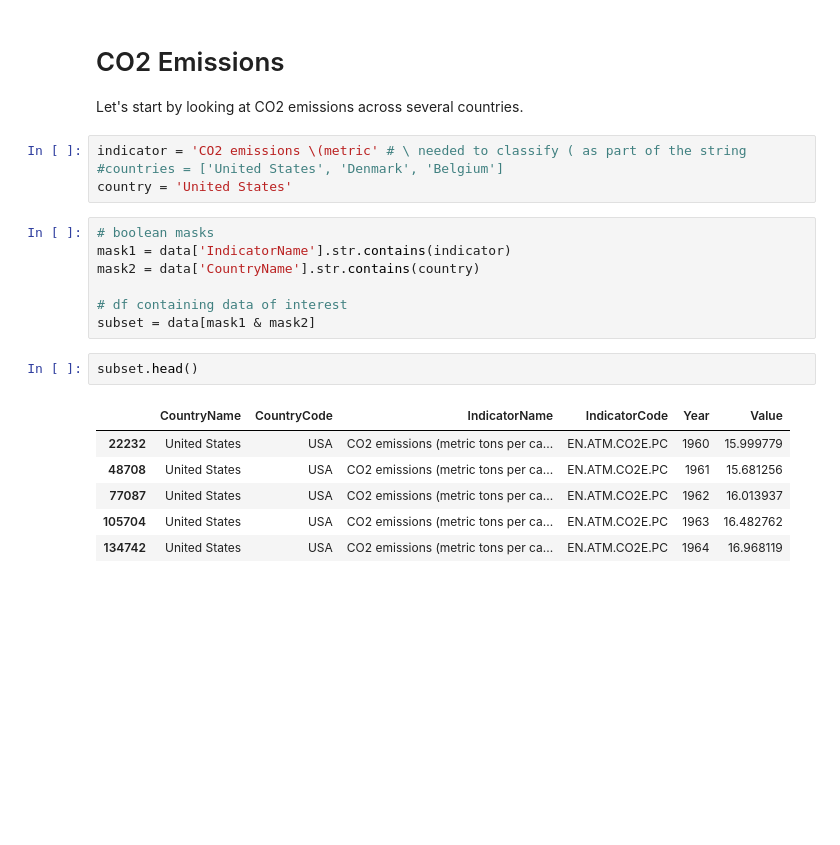
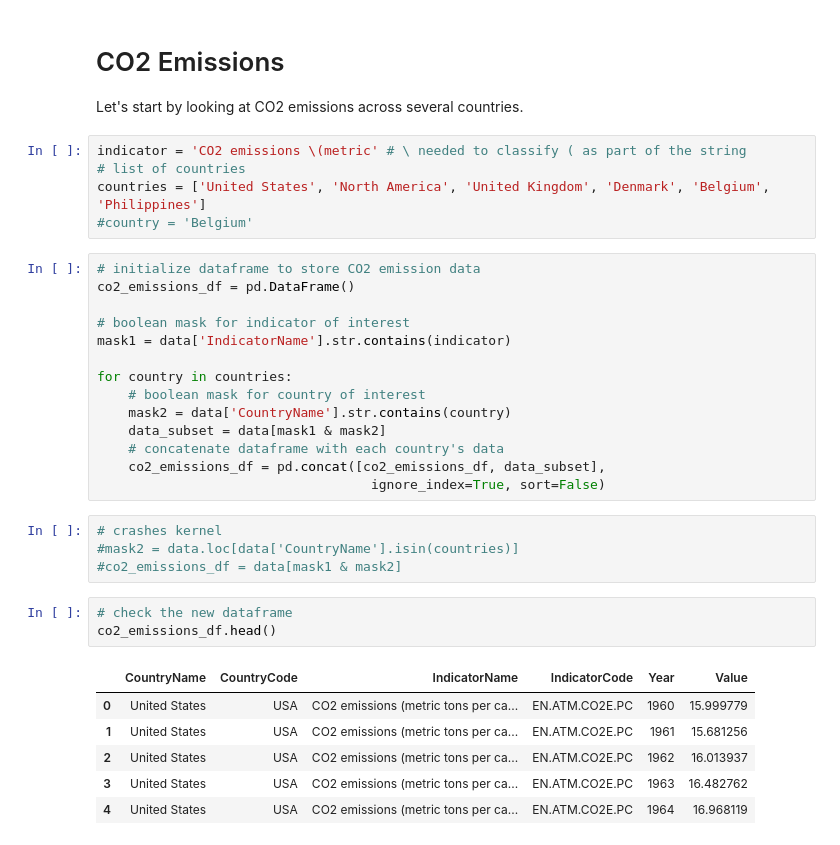
Before and after one commit to data-sandbox/world-development-indicators, a Jupyter notebook: world_development_indicators_exploration.ipynb, the cells around one changed output. Cells and saved outputs as stored; diff of their text form; blank space fills up the shorter version.

```diff
--- a/world_development_indicators_exploration.ipynb
+++ b/world_development_indicators_exploration.ipynb
@@ -87,21 +87,34 @@ Zimbabwe
 Let's start by looking at CO2 emissions across several countries.
 # %%
 indicator = 'CO2 emissions \(metric' # \ needed to classify ( as part of the string
-#countries = ['United States', 'Denmark', 'Belgium']
-country = 'United States'
+# list of countries
+countries = ['United States', 'North America', 'United Kingdom', 'Denmark', 'Belgium', 'Philippines']
+#country = 'Belgium'
-# %%
-# boolean masks
-mask1 = data['IndicatorName'].str.contains(indicator)
-mask2 = data['CountryName'].str.contains(country)
-
-# df containing data of interest
-subset = data[mask1 & mask2]
+# %%
+# initialize dataframe to store CO2 emission data
+co2_emissions_df = pd.DataFrame()
+
+# boolean mask for indicator of interest
+mask1 = data['IndicatorName'].str.contains(indicator)
+
+for country in countries:
+    # boolean mask for country of interest
+    mask2 = data['CountryName'].str.contains(country)
+    data_subset = data[mask1 & mask2]
+    # concatenate dataframe with each country's data
+    co2_emissions_df = pd.concat([co2_emissions_df, data_subset],
+                                   ignore_index=True, sort=False)
+# %%
+# crashes kernel
+#mask2 = data.loc[data['CountryName'].isin(countries)]
+#co2_emissions_df = data[mask1 & mask2]
 # %%
-subset.head()
+# check the new dataframe
+co2_emissions_df.head()
 # %% [output]
 |  | CountryName | CountryCode | IndicatorName | IndicatorCode | Year | Value |
-| 22232 | United States | USA | CO2 emissions (metric tons per ca... | EN.ATM.CO2E.PC | 1960 | 15.999779 |
-| 48708 | United States | USA | CO2 emissions (metric tons per ca... | EN.ATM.CO2E.PC | 1961 | 15.681256 |
-| 77087 | United States | USA | CO2 emissions (metric tons per ca... | EN.ATM.CO2E.PC | 1962 | 16.013937 |
-| 105704 | United States | USA | CO2 emissions (metric tons per ca... | EN.ATM.CO2E.PC | 1963 | 16.482762 |
-| 134742 | United States | USA | CO2 emissions (metric tons per ca... | EN.ATM.CO2E.PC | 1964 | 16.968119 |
+| 0 | United States | USA | CO2 emissions (metric tons per ca... | EN.ATM.CO2E.PC | 1960 | 15.999779 |
+| 1 | United States | USA | CO2 emissions (metric tons per ca... | EN.ATM.CO2E.PC | 1961 | 15.681256 |
+| 2 | United States | USA | CO2 emissions (metric tons per ca... | EN.ATM.CO2E.PC | 1962 | 16.013937 |
+| 3 | United States | USA | CO2 emissions (metric tons per ca... | EN.ATM.CO2E.PC | 1963 | 16.482762 |
+| 4 | United States | USA | CO2 emissions (metric tons per ca... | EN.ATM.CO2E.PC | 1964 | 16.968119 |
```
Also changed, not shown: parts of 2 cells of this notebook.
